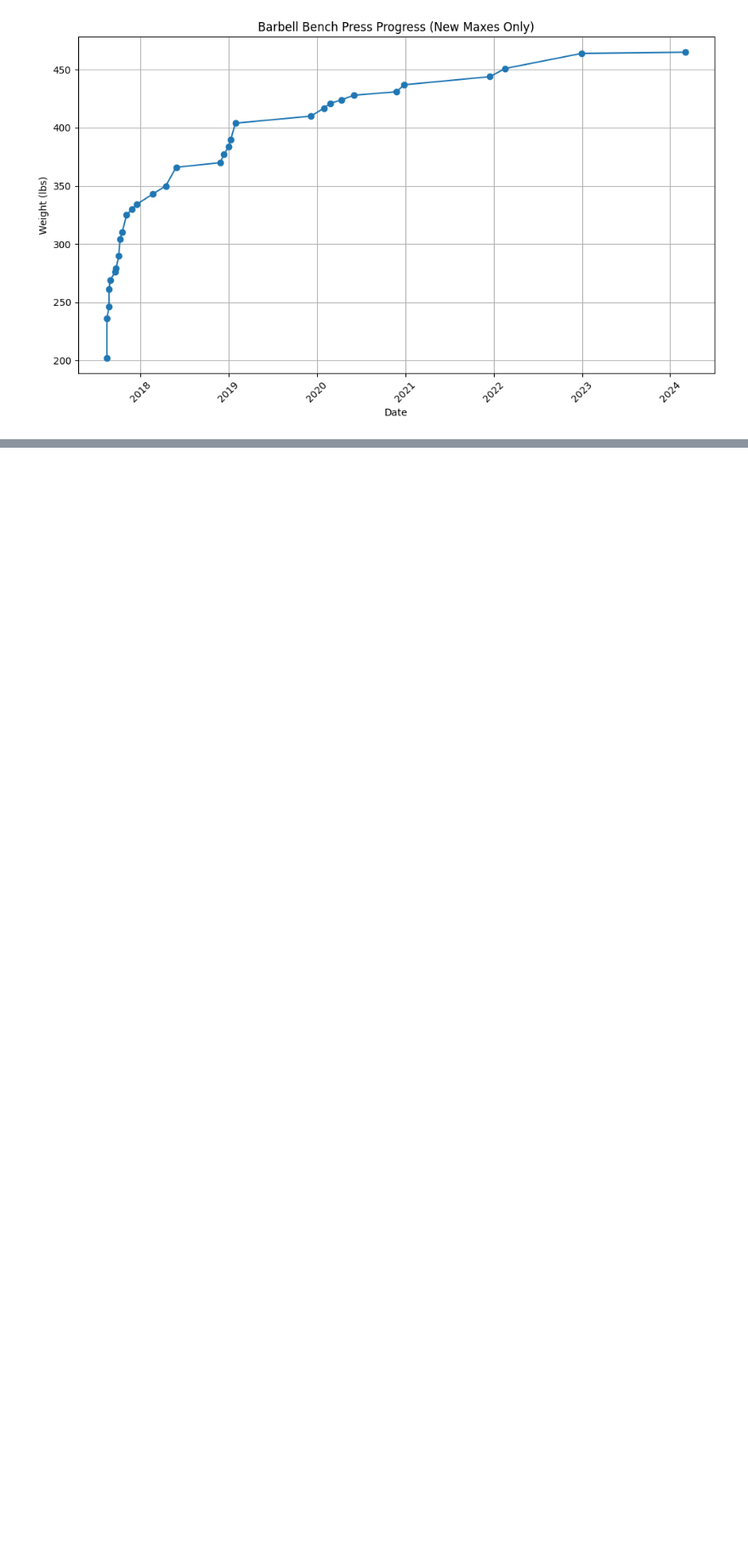
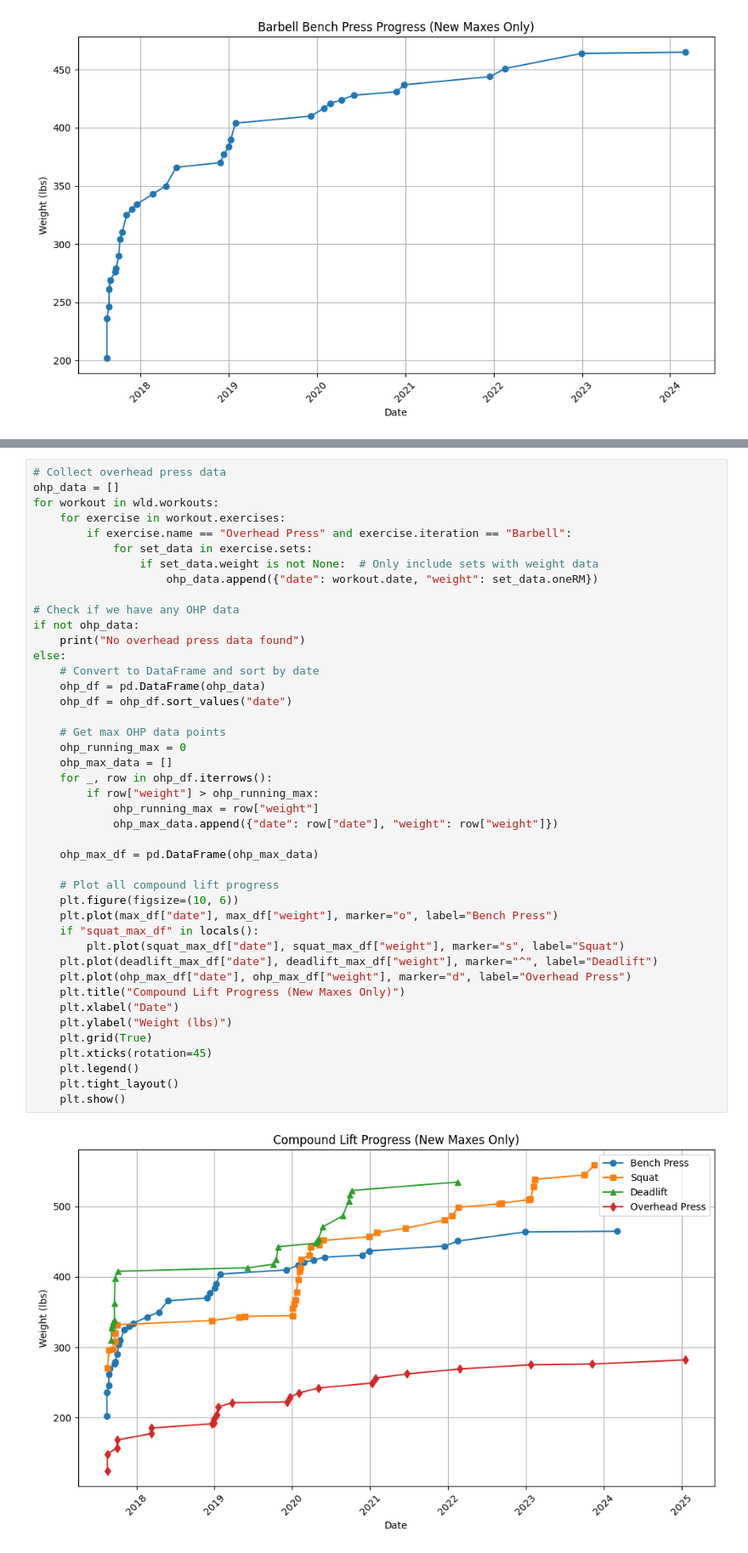
Before and after one commit to WeightliftingApp/WeightliftingApp-AnalyzeData, a Jupyter notebook: src/analyze_bench.ipynb, the cells around one changed output, grey strips where cells are left out. Shown at 85% size. Cells and saved outputs as stored; diff of their text form; blank space fills up the shorter version.

```diff
--- a/src/analyze_bench.ipynb
+++ b/src/analyze_bench.ipynb
@@ -44,0 +137,45 @@ plt.show()
+# %%
+# Collect overhead press data
+ohp_data = []
+for workout in wld.workouts:
+    for exercise in workout.exercises:
+        if exercise.name == "Overhead Press" and exercise.iteration == "Barbell":
+            for set_data in exercise.sets:
+                if set_data.weight is not None:  # Only include sets with weight data
+                    ohp_data.append({"date": workout.date, "weight": set_data.oneRM})
+
+# Check if we have any OHP data
+if not ohp_data:
+    print("No overhead press data found")
+else:
+    # Convert to DataFrame and sort by date
+    ohp_df = pd.DataFrame(ohp_data)
+    ohp_df = ohp_df.sort_values("date")
+
+    # Get max OHP data points
+    ohp_running_max = 0
+    ohp_max_data = []
+    for _, row in ohp_df.iterrows():
+        if row["weight"] > ohp_running_max:
+            ohp_running_max = row["weight"]
+            ohp_max_data.append({"date": row["date"], "weight": row["weight"]})
+
+    ohp_max_df = pd.DataFrame(ohp_max_data)
+
+    # Plot all compound lift progress
+    plt.figure(figsize=(10, 6))
+    plt.plot(max_df["date"], max_df["weight"], marker="o", label="Bench Press")
+    if "squat_max_df" in locals():
+        plt.plot(squat_max_df["date"], squat_max_df["weight"], marker="s", label="Squat")
+    plt.plot(deadlift_max_df["date"], deadlift_max_df["weight"], marker="^", label="Deadlift")
+    plt.plot(ohp_max_df["date"], ohp_max_df["weight"], marker="d", label="Overhead Press")
+    plt.title("Compound Lift Progress (New Maxes Only)")
+    plt.xlabel("Date")
+    plt.ylabel("Weight (lbs)")
+    plt.grid(True)
+    plt.xticks(rotation=45)
+    plt.legend()
+    plt.tight_layout()
+    plt.show()
+# %% [output]
+[figure, added]
```
Also changed, not shown: parts of 4 cells of this notebook, 5 other files.
